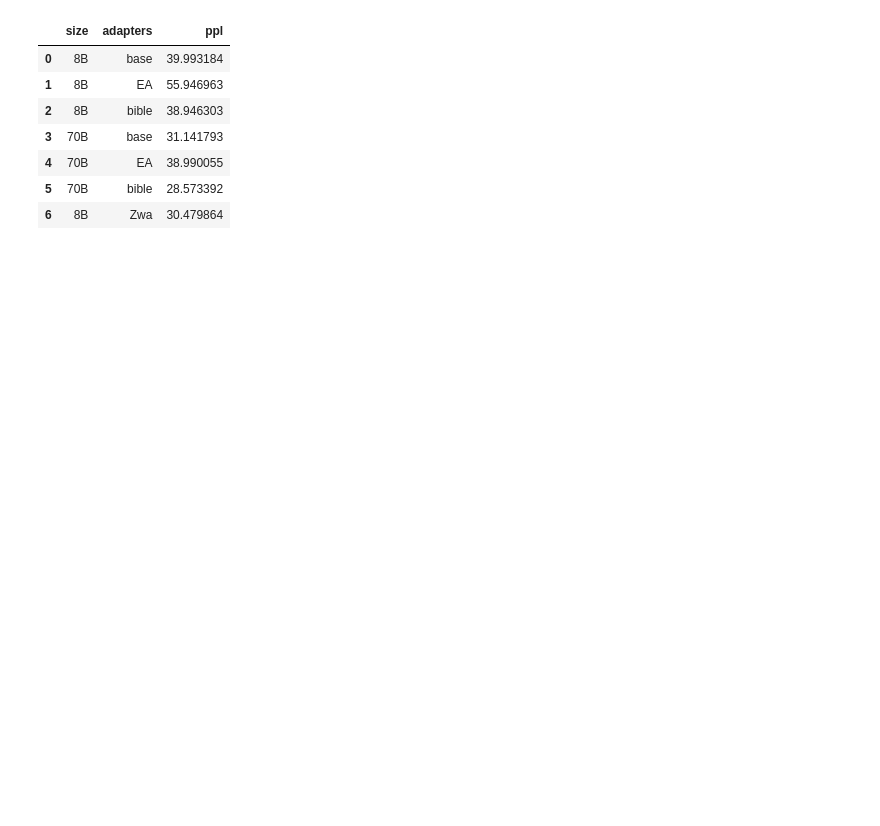
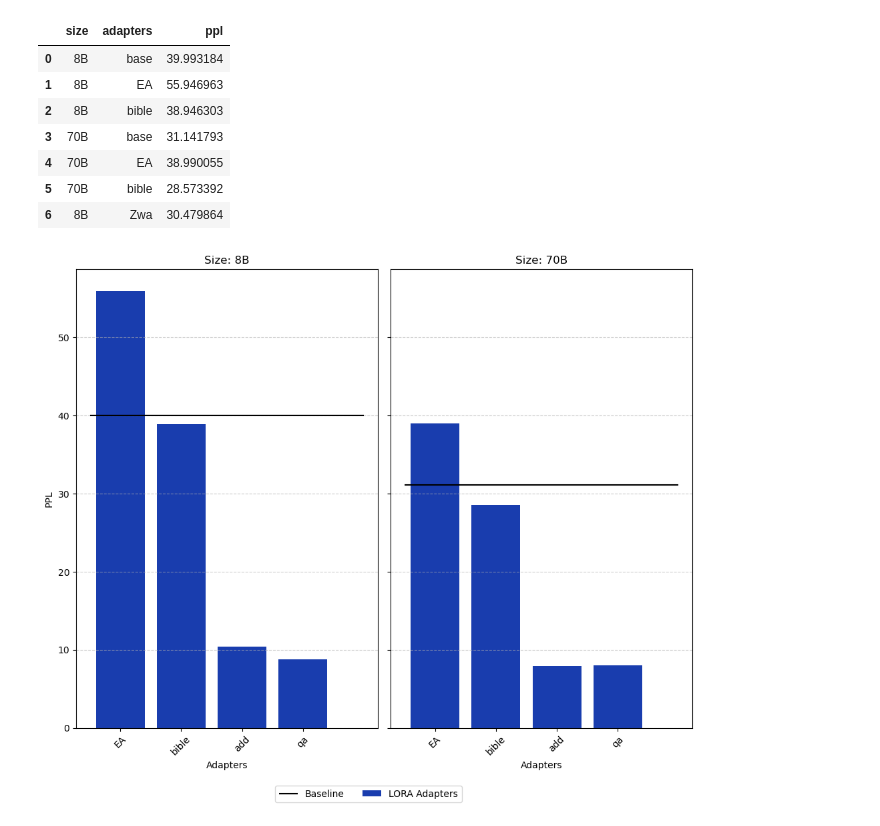
Before and after one commit to Boffl/BullingerDigitalLMFootnotes, a Jupyter notebook: evaluate/eval_plots.ipynb, the cells around one changed output. Cells and saved outputs as stored; diff of their text form; code cells hidden in the pictures; blank space fills up the shorter version.

```diff
--- a/evaluate/eval_plots.ipynb
+++ b/evaluate/eval_plots.ipynb
@@ -13,7 +13,7 @@ df
 | 5 | 70B | bible | 28.573392 |
 | 6 | 8B | Zwa | 30.479864 |
 # %%
-def plot_ppl(data):
+def plot_ppl(data, figsize=(10, 8)):
     """
     Plots PPL values by size and adapter with a horizontal baseline for the "base" adapter,
     and separate subplots for each size. Includes a unified legend.
@@ -22,9 +22,11 @@ def plot_ppl(data):
     - data: pandas DataFrame containing 'size', 'adapters', and 'ppl' columns.
     """
     unique_sizes = data['size'].unique()
-    fig, axes = plt.subplots(1, len(unique_sizes), figsize=(10, 6), sharey=True)
+    fig, axes = plt.subplots(1, len(unique_sizes), figsize=figsize, sharey=True)
 
-    colors = {adapter: uzh_colors[i % len(uzh_colors)] for i, adapter in enumerate(data['adapters'].unique())}
+    # colors = {adapter: uzh_colors[i % len(uzh_colors)] for i, adapter in enumerate(data['adapters'].unique())}
+    colors = {adapter: uzh_colors[0] for adapter in data["adapters"].unique()}
+    colors["base"] = uzh_colors[-1]
 
     # Dictionary to store handles for legend
     legend_handles = {}
@@ -43,7 +45,7 @@ def plot_ppl(data):
             label="Base"
         )
         if "Base" not in legend_handles:
-            legend_handles["Base"] = base_line
+            legend_handles["Baseline"] = base_line
 
         # Filter non-"base" adapters
         non_base_adapters = size_data[size_data['adapters'] != 'base']
@@ -52,35 +54,40 @@ def plot_ppl(data):
 
         # Create bars for non-"base" adapters
         for i, adapter in enumerate(non_base_adapters['adapters'].unique()):
             adapter_data = non_base_adapters[non_base_adapters['adapters'] == adapter]
             bar = ax.bar(
                 [i],
                 adapter_data['ppl'],
                 bar_width,
                 color=colors[adapter],
                 alpha=0.9
             )
-            if adapter not in legend_handles:  # Collect handles only once
-                legend_handles[adapter] = bar[0]
+            if "LORA Adapters" not in legend_handles:  # Collect handles only once
+                legend_handles["LORA Adapters"] = bar[0]
 
         # Configure the x-axis for this subplot
         ax.set_xticks([i for i in range(len(non_base_adapters['adapters'].unique()))])
         ax.set_xticklabels(non_base_adapters['adapters'].unique(), rotation=45)
         ax.set_title(f"Size: {size}")
         ax.set_xlabel("Adapters")
         ax.set_ylabel("PPL" if size == unique_sizes[0] else "")
         ax.grid(True, axis="y", linestyle='--', alpha=0.6)
 
       # Add a single shared legend at the bottom
     fig.legend(
         handles=legend_handles.values(),
         labels=legend_handles.keys(),
-        title="Adapters",
+        title="",
         loc='lower center',
         ncol=len(legend_handles),  # Arrange legend in a single row
-        bbox_to_anchor=(0.5, -0.1)
+        bbox_to_anchor=(0.5, -0.05)
     )
     # Adjust layout and display the plots
     plt.tight_layout()
+    return fig
     plt.show()
+
+fig = plot_ppl(df)
+# %% [output]
+[figure, added]
 # %%
```
Also changed, not shown: parts of 3 cells of this notebook.
